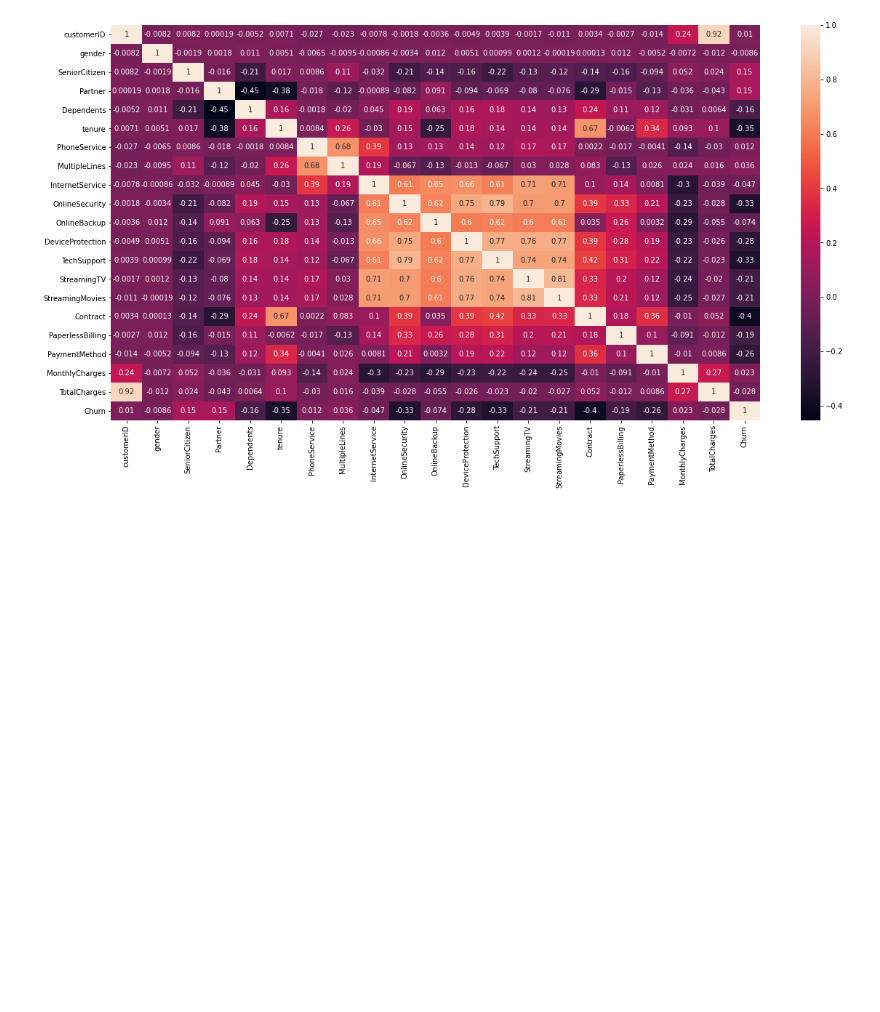
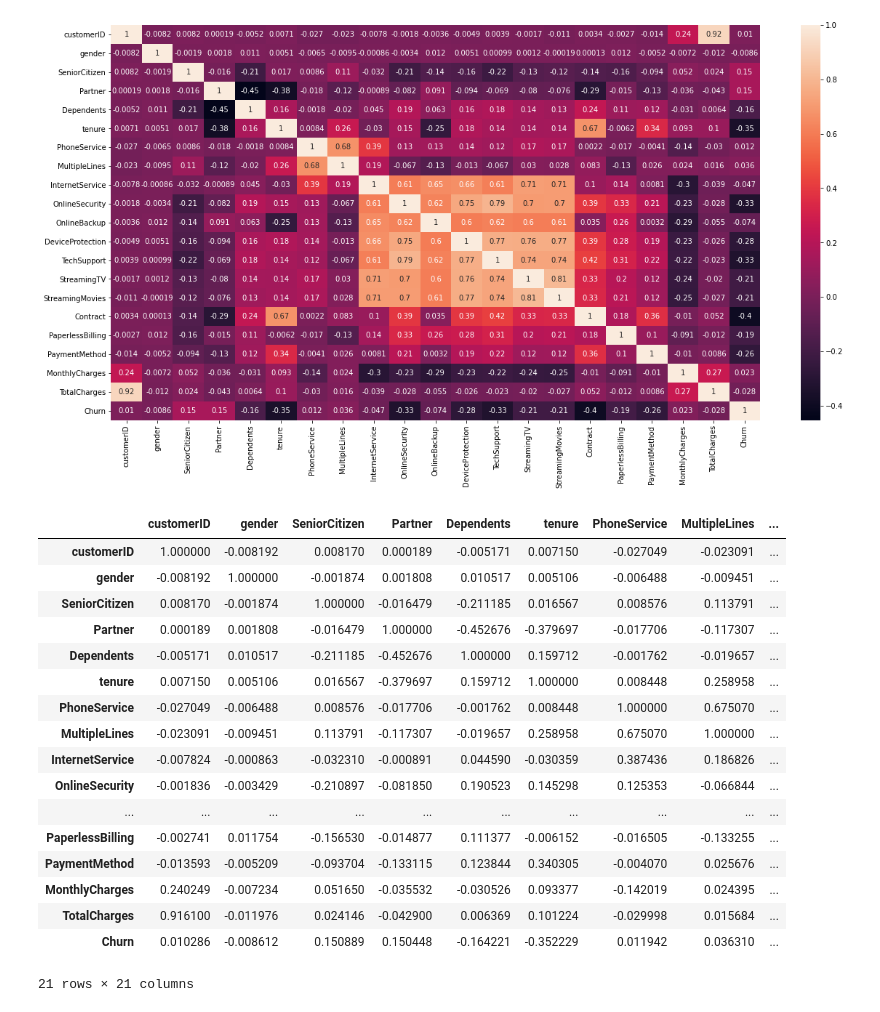
Before and after one commit to mustafabozkaya/CHURN-PREDICTION, a Jupyter notebook: curn_analisys.ipynb, the cells around one changed output. Drawn from its saved outputs; the diff is of its cells as text; code cells hidden in the pictures; blank space fills up the shorter version.

```diff
--- a/curn_analisys.ipynb
+++ b/curn_analisys.ipynb
@@ -432,3 +441,24 @@ def show_correlations(df, show_chart = True):
 correlation_df = show_correlations(df,show_chart=True)
 # %% [output]
 [figure]
+# %%
+correlation_df
+# %% [output]
+|  | customerID | gender | SeniorCitizen | Partner | Dependents | tenure | PhoneService | MultipleLines | ... |
+| customerID | 1.000000 | -0.008192 | 0.008170 | 0.000189 | -0.005171 | 0.007150 | -0.027049 | -0.023091 | ... |
+| gender | -0.008192 | 1.000000 | -0.001874 | 0.001808 | 0.010517 | 0.005106 | -0.006488 | -0.009451 | ... |
+| SeniorCitizen | 0.008170 | -0.001874 | 1.000000 | -0.016479 | -0.211185 | 0.016567 | 0.008576 | 0.113791 | ... |
+| Partner | 0.000189 | 0.001808 | -0.016479 | 1.000000 | -0.452676 | -0.379697 | -0.017706 | -0.117307 | ... |
+| Dependents | -0.005171 | 0.010517 | -0.211185 | -0.452676 | 1.000000 | 0.159712 | -0.001762 | -0.019657 | ... |
+| tenure | 0.007150 | 0.005106 | 0.016567 | -0.379697 | 0.159712 | 1.000000 | 0.008448 | 0.258958 | ... |
+| PhoneService | -0.027049 | -0.006488 | 0.008576 | -0.017706 | -0.001762 | 0.008448 | 1.000000 | 0.675070 | ... |
+| MultipleLines | -0.023091 | -0.009451 | 0.113791 | -0.117307 | -0.019657 | 0.258958 | 0.675070 | 1.000000 | ... |
+| InternetService | -0.007824 | -0.000863 | -0.032310 | -0.000891 | 0.044590 | -0.030359 | 0.387436 | 0.186826 | ... |
+| OnlineSecurity | -0.001836 | -0.003429 | -0.210897 | -0.081850 | 0.190523 | 0.145298 | 0.125353 | -0.066844 | ... |
+| ... | ... | ... | ... | ... | ... | ... | ... | ... | ... |
+| PaperlessBilling | -0.002741 | 0.011754 | -0.156530 | -0.014877 | 0.111377 | -0.006152 | -0.016505 | -0.133255 | ... |
+| PaymentMethod | -0.013593 | -0.005209 | -0.093704 | -0.133115 | 0.123844 | 0.340305 | -0.004070 | 0.025676 | ... |
+| MonthlyCharges | 0.240249 | -0.007234 | 0.051650 | -0.035532 | -0.030526 | 0.093377 | -0.142019 | 0.024395 | ... |
+| TotalCharges | 0.916100 | -0.011976 | 0.024146 | -0.042900 | 0.006369 | 0.101224 | -0.029998 | 0.015684 | ... |
+| Churn | 0.010286 | -0.008612 | 0.150889 | 0.150448 | -0.164221 | -0.352229 | 0.011942 | 0.036310 | ... |
+21 rows × 21 columns
```
Also changed, not shown: parts of 20 cells of this notebook.
